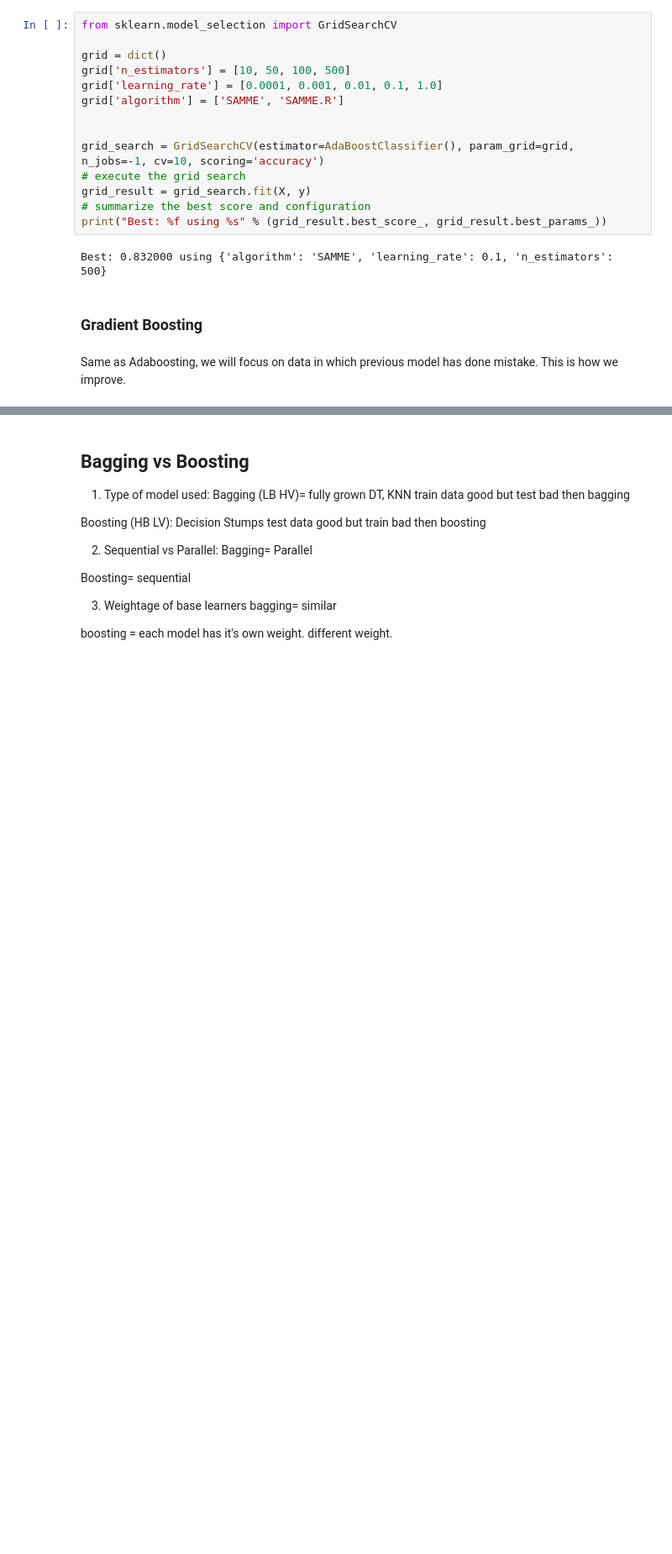
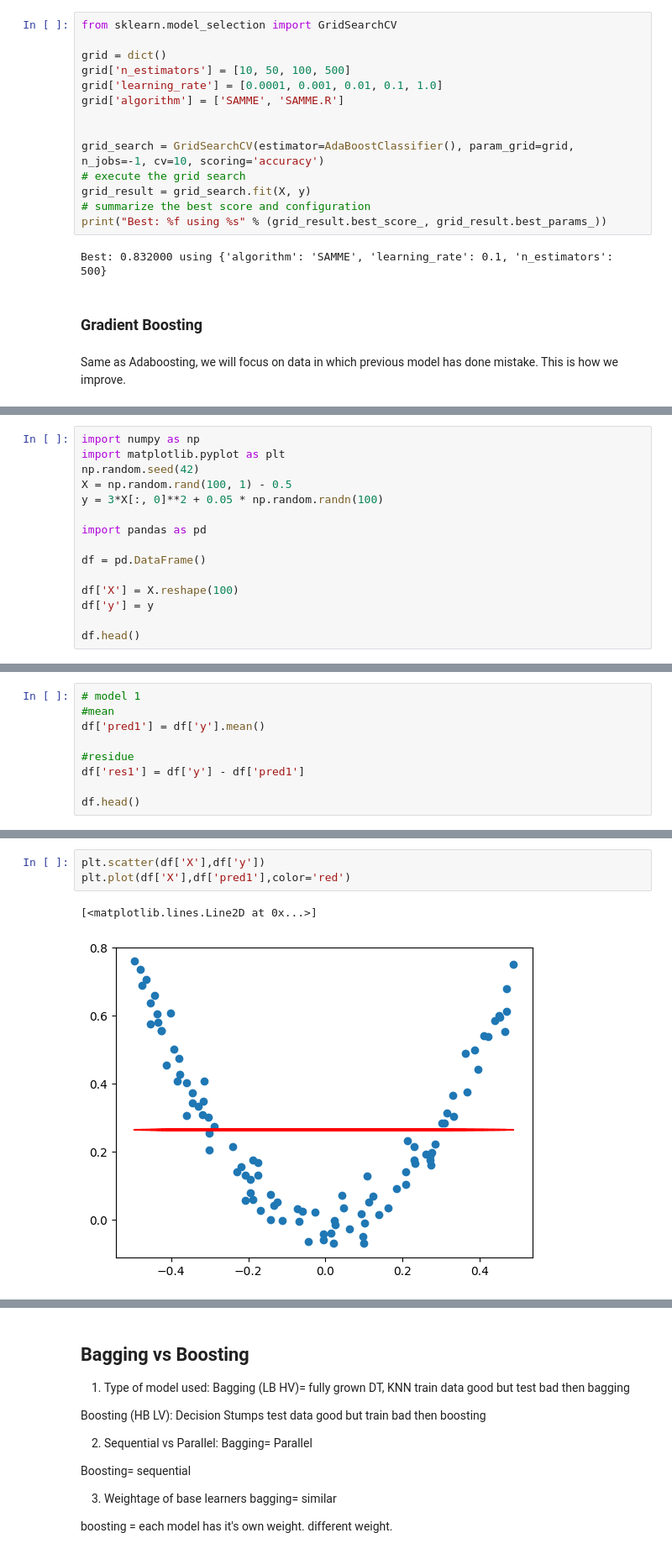
Before and after one commit to Avit-hodibu/Ensemble_learning, a Jupyter notebook: Ensemble_learning.ipynb, the cells around one changed output, grey strips where cells are left out. Shown at 84% size. Saved outputs shown, nothing was run; the diff lists cells and outputs as text; blank space fills up the shorter version.

```diff
--- a/Ensemble_learning.ipynb
+++ b/Ensemble_learning.ipynb
@@ -1365,0 +1389,15 @@ In first model, no matter what value you put it will give the output the average
+# %%
+import numpy as np
+import matplotlib.pyplot as plt
+np.random.seed(42)
+X = np.random.rand(100, 1) - 0.5
+y = 3*X[:, 0]**2 + 0.05 * np.random.randn(100)
+
+import pandas as pd
+
+df = pd.DataFrame()
+
+df['X'] = X.reshape(100)
+df['y'] = y
+
+df.head()
@@ -1365,0 +1411,9 @@ In first model, no matter what value you put it will give the output the average
+# %%
+# model 1
+#mean
+df['pred1'] = df['y'].mean()
+
+#residue
+df['res1'] = df['y'] - df['pred1']
+
+df.head()
@@ -1365,0 +1427,6 @@ In first model, no matter what value you put it will give the output the average
+# %%
+plt.scatter(df['X'],df['y'])
+plt.plot(df['X'],df['pred1'],color='red')
+# %% [output]
+[<matplotlib.lines.Line2D at 0x...>]
+[figure, added]
```
Also changed, not shown: parts of 12 cells of this notebook.
